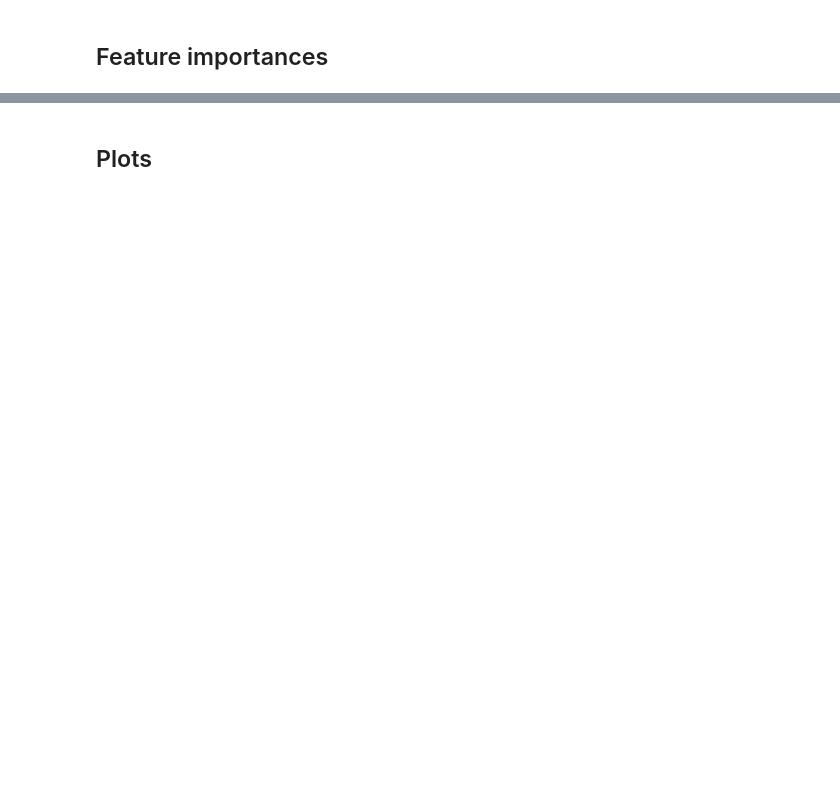
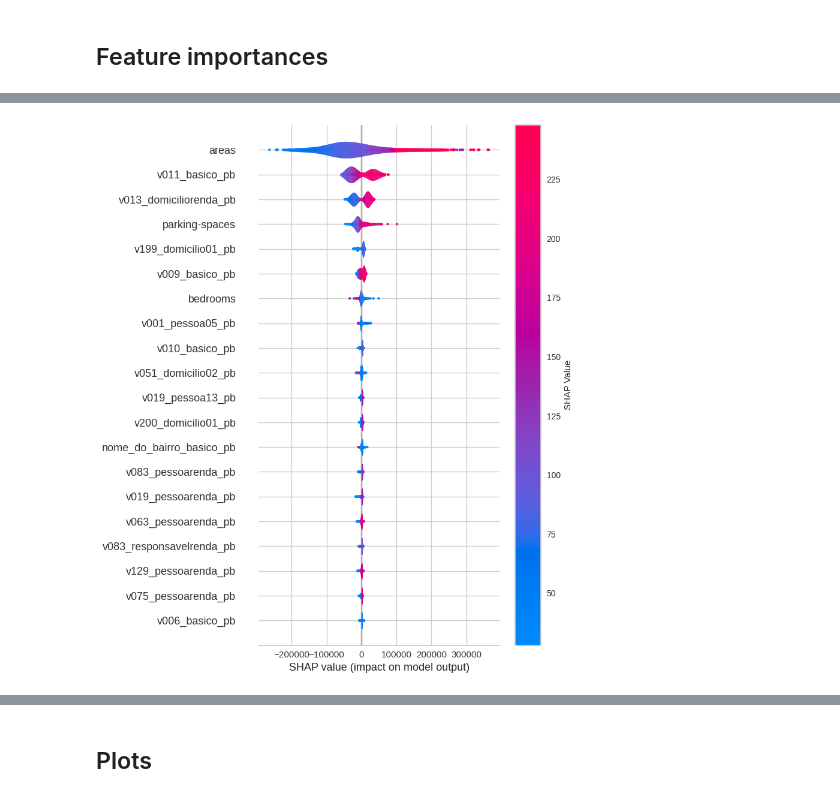
Before and after one commit to Manuelfjr/property-price-modelling, a Jupyter notebook: notebooks/n06_pipeline_pycaret.ipynb, the cells around one changed output, grey strips where cells are left out. Cells and saved outputs as stored; diff of their text form; code cells hidden in the pictures; blank space fills up the shorter version.

```diff
--- a/notebooks/n06_pipeline_pycaret.ipynb
+++ b/notebooks/n06_pipeline_pycaret.ipynb
@@ -206,8 +270,10 @@ feature_importances, features_selected = tree_explainer(
 # %%
 fig_shap, explainer = shap_explainer(
     [estimator],
-    X_test.drop(id_drop, axis = 1)
+    X_oos_n2.drop(id_drop, axis = 1)
 )
+# %% [output]
+[figure, added]
 # %%
 fig_tree_explainer = plot_feature_importance(
     feature_importances,
```
Also changed, not shown: parts of 20 cells of this notebook, 2 other files.
